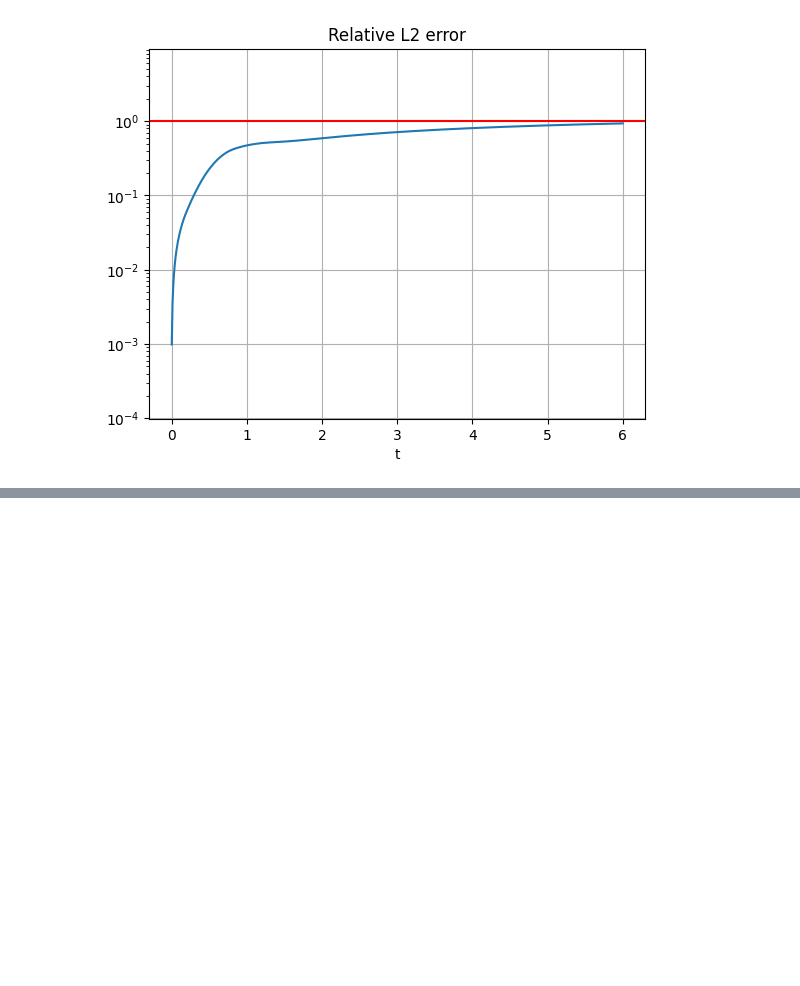
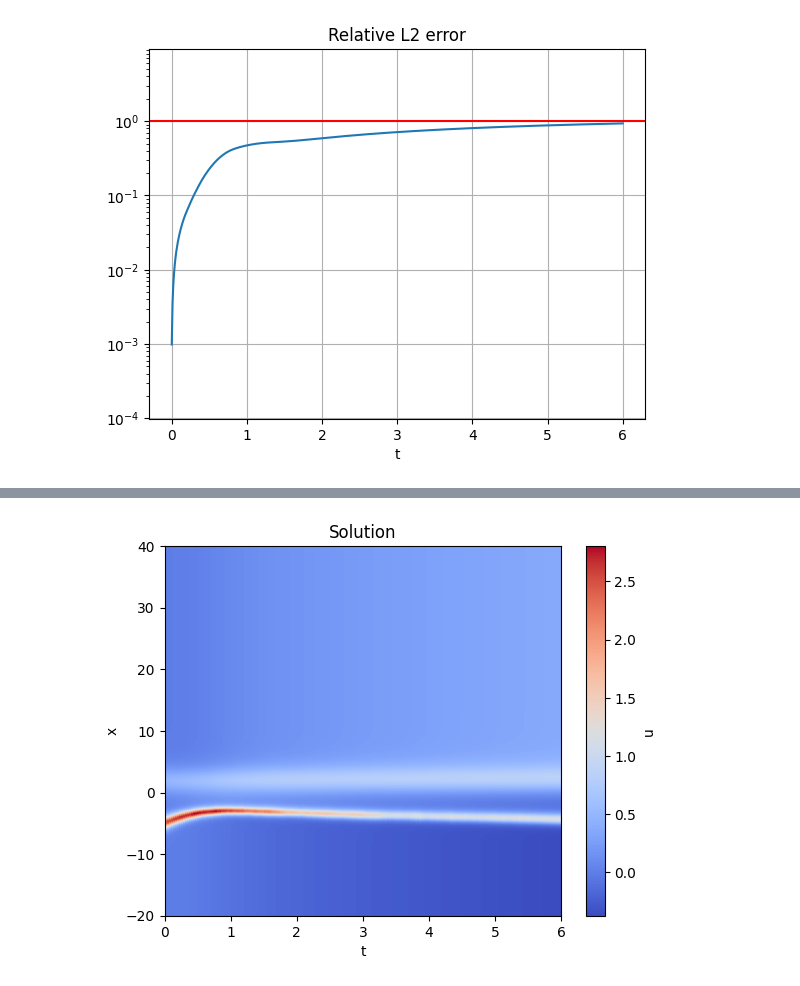
Before and after one commit to FraBet29/Neural_Galerkin, a Jupyter notebook: Adaptive-KdV.ipynb, the cells around one changed output, grey strips where cells are left out. Saved outputs shown, nothing was run; the diff lists cells and outputs as text; code cells hidden in the pictures; blank space fills up the shorter version.

```diff
--- a/Adaptive-KdV.ipynb
+++ b/Adaptive-KdV.ipynb
@@ -357,10 +248,7 @@ def adaptive_sampling(theta_flat, problem_data, n, x, t, M_fn, F_fn, r_fn):
 
     return x
 # %%
-def runge_kutta_scheme(theta_flat, problem_data, n, M_fn, F_fn):
-
-    # Sample points in the spatial domain
-    x = initial_sampling(KdVWrapper, n).reshape(-1, 1)
+def runge_kutta_scheme(theta_flat, problem_data, n, x):
 
     def rhs_RK45(t, theta_flat):
         return jnp.linalg.lstsq(M_fn(theta_flat, x), F_fn(theta_flat, x, t))[0]
@@ -371,7 +259,7 @@ def runge_kutta_scheme(theta_flat, problem_data, n, M_fn, F_fn):
     solution = []
     timesteps = []
 
-    scheme = scipy.integrate.RK45(rhs_RK45, 0, theta_flat, problem_data.T, max_step=1e-2) # should be constant step 1e-4!
+    scheme = scipy.integrate.RK45(rhs_RK45, 0, theta_flat, problem_data.T, max_step=problem_data.dt, rtol=1e-4) # should be constant step 1e-4!
 
     temp_index = 0
 
@@ -391,7 +279,7 @@ def runge_kutta_scheme(theta_flat, problem_data, n, M_fn, F_fn):
         solution.append(u)
 
         if temp_index % 10 == 0:
-            plt.scatter(x, jnp.zeros(n), c='green', marker='x')
+            plt.scatter(x, jnp.zeros(n), color='blue', marker='.')
             plt.plot(x_plot, exactKdVTwoSol(x_plot, scheme.t))
             plt.plot(x_plot, U(scheme.y, x_plot.reshape(-1, 1)))
             plt.xlim([-20, 40])
@@ -540,0 +379,2 @@ plot_error(errors, problem_data, 'Relative L2 error')
+# %%
+theta = jnp.load('./data/theta_init_' + problem_data.name + '_' + str(training_data.seed) + '.npy', allow_pickle=True).item()
@@ -540,0 +383,9 @@ plot_error(errors, problem_data, 'Relative L2 error')
+# %%
+theta_flat, unravel = jax.flatten_util.ravel_pytree(theta) # flatten a pytree of arrays down to a 1D array
+u_fn = unraveler(net.apply, unravel) # auxiliary function that allows to evaluate the NN starting from the flattened parameters
+
+# Define gradients
+U = jax.vmap(u_fn, (None, 0)) # jax.vmap(fun, in_axes)
+U_dtheta = jax.vmap(jax.grad(u_fn), (None, 0))
+U_dx = jax.vmap(gradsqz(u_fn, 1), (None, 0))
+U_dddx = jax.vmap(gradsqz(gradsqz(gradsqz(u_fn, 1), 1), 1), (None, 0))
@@ -540,0 +430,7 @@ plot_error(errors, problem_data, 'Relative L2 error')
+# %%
+solution_static, timesteps_static = neural_galerkin(theta_flat=theta_flat, # parameters
+                                                    problem_data=problem_data, # problem data
+                                                    n=100, # sample points
+                                                    sampler='uniform', # sampling strategy
+                                                    scheme='rk45' # ODE solver
+                                                   )
@@ -540,0 +455,4 @@ plot_error(errors, problem_data, 'Relative L2 error')
+# %%
+plot_solution(solution_static, timesteps_static, problem_data)
+# %% [output]
+[figure, added]
```
Also changed, not shown: parts of 20 cells of this notebook, 3 other files.
